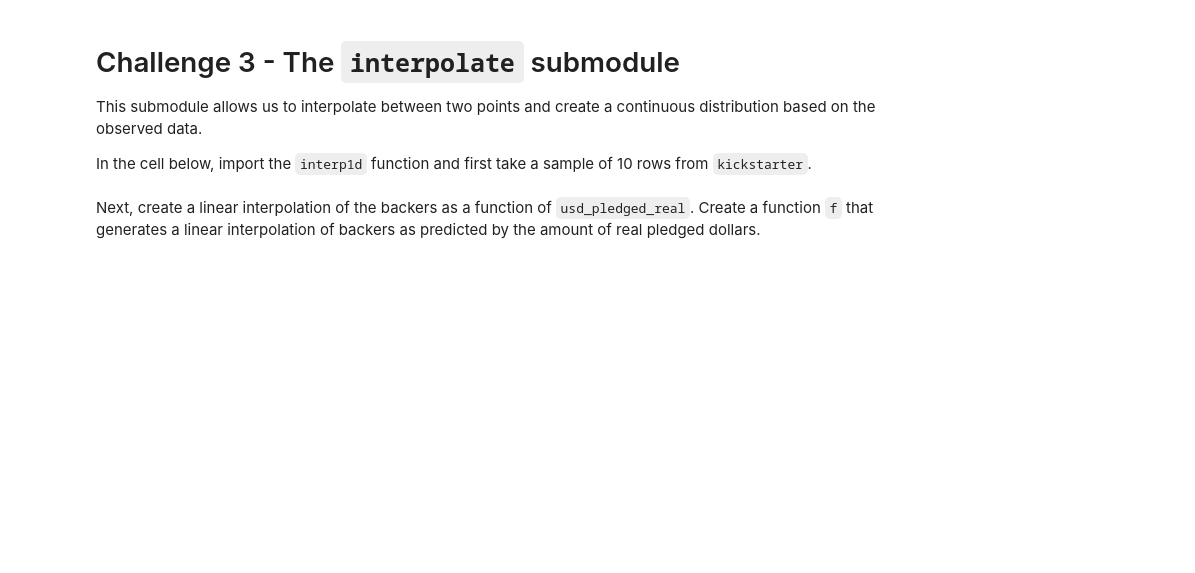
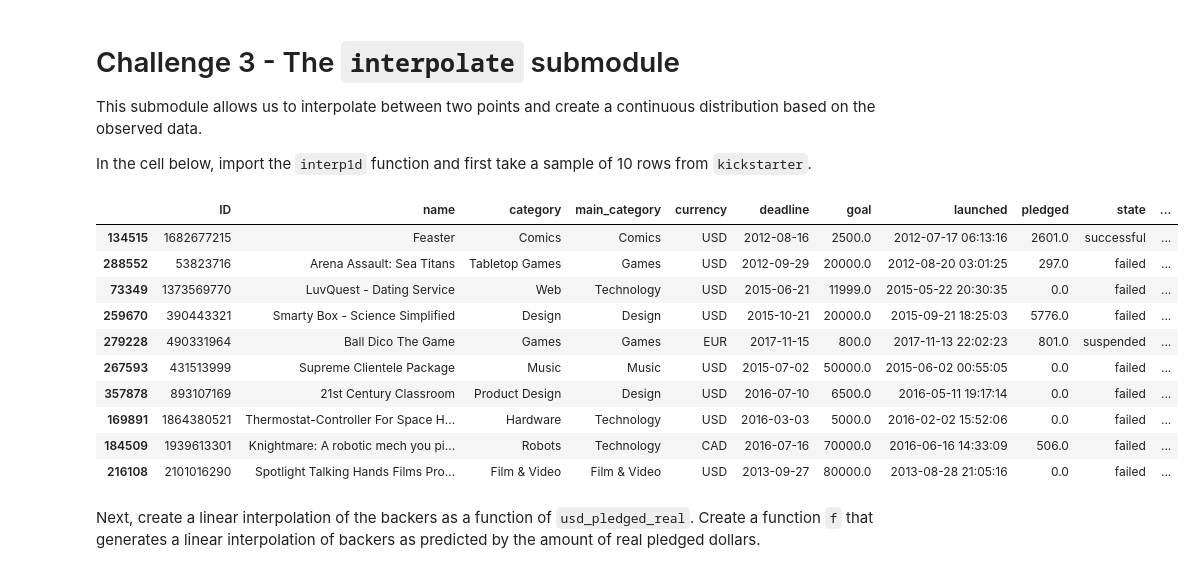
Before and after one commit to ironhack-datalabs/datamad0320, a Jupyter notebook: module-2/lab-intro-to-scipy/your-code/main.ipynb, the cells around one changed output. Cells and saved outputs as stored; diff of their text form; code cells hidden in the pictures; blank space fills up the shorter version.

```diff
--- a/module-2/lab-intro-to-scipy/your-code/main.ipynb
+++ b/module-2/lab-intro-to-scipy/your-code/main.ipynb
@@ -107,2 +135,20 @@ In the cell below, import the `interp1d` function and first take a sample of 10
+# %%
+from scipy.interpolate import interp1d
+
+# Sacar una muestra de 10 filas
+samplekick = kickstarter.sample(n=10, random_state=2)
+samplekick
+# %% [output]
+|  | ID | name | category | main_category | currency | deadline | goal | launched | pledged | state | ... |
+| 134515 | 1682677215 | Feaster | Comics | Comics | USD | 2012-08-16 | 2500.0 | 2012-07-17 06:13:16 | 2601.0 | successful | ... |
+| 288552 | 53823716 | Arena Assault: Sea Titans | Tabletop Games | Games | USD | 2012-09-29 | 20000.0 | 2012-08-20 03:01:25 | 297.0 | failed | ... |
+| 73349 | 1373569770 | LuvQuest - Dating Service | Web | Technology | USD | 2015-06-21 | 11999.0 | 2015-05-22 20:30:35 | 0.0 | failed | ... |
+| 259670 | 390443321 | Smarty Box - Science Simplified | Design | Design | USD | 2015-10-21 | 20000.0 | 2015-09-21 18:25:03 | 5776.0 | failed | ... |
+| 279228 | 490331964 | Ball Dico The Game | Games | Games | EUR | 2017-11-15 | 800.0 | 2017-11-13 22:02:23 | 801.0 | suspended | ... |
+| 267593 | 431513999 | Supreme Clientele Package | Music | Music | USD | 2015-07-02 | 50000.0 | 2015-06-02 00:55:05 | 0.0 | failed | ... |
+| 357878 | 893107169 | 21st Century Classroom | Product Design | Design | USD | 2016-07-10 | 6500.0 | 2016-05-11 19:17:14 | 0.0 | failed | ... |
+| 169891 | 1864380521 | Thermostat-Controller For Space H... | Hardware | Technology | USD | 2016-03-03 | 5000.0 | 2016-02-02 15:52:06 | 0.0 | failed | ... |
+| 184509 | 1939613301 | Knightmare: A robotic mech you pi... | Robots | Technology | CAD | 2016-07-16 | 70000.0 | 2016-06-16 14:33:09 | 506.0 | failed | ... |
+| 216108 | 2101016290 | Spotlight Talking Hands Films Pro... | Film & Video | Film & Video | USD | 2013-09-27 | 80000.0 | 2013-08-28 21:05:16 | 0.0 | failed | ... |
 # %% [markdown]
 Next, create a linear interpolation of the backers as a function of `usd_pledged_real`. Create a function `f` that generates a linear interpolation of backers as predicted by the amount of real pledged dollars.
```
Also changed, not shown: parts of 16 cells of this notebook.
